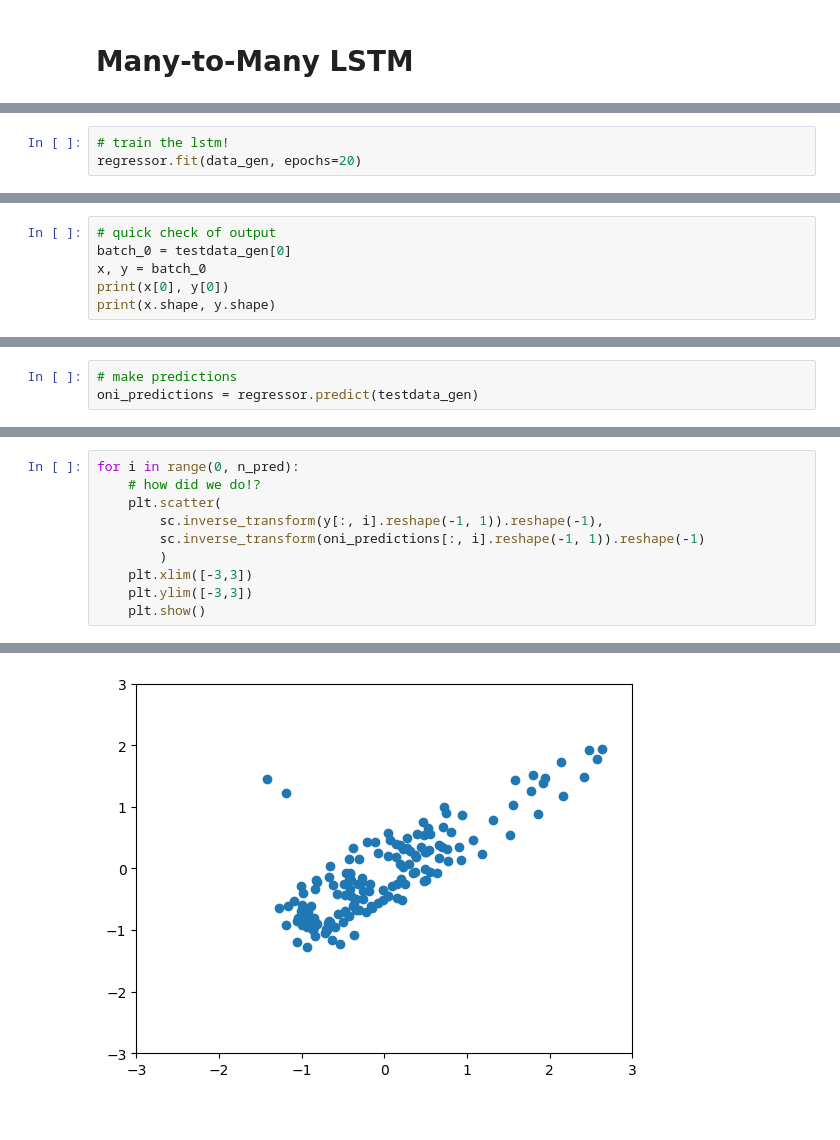
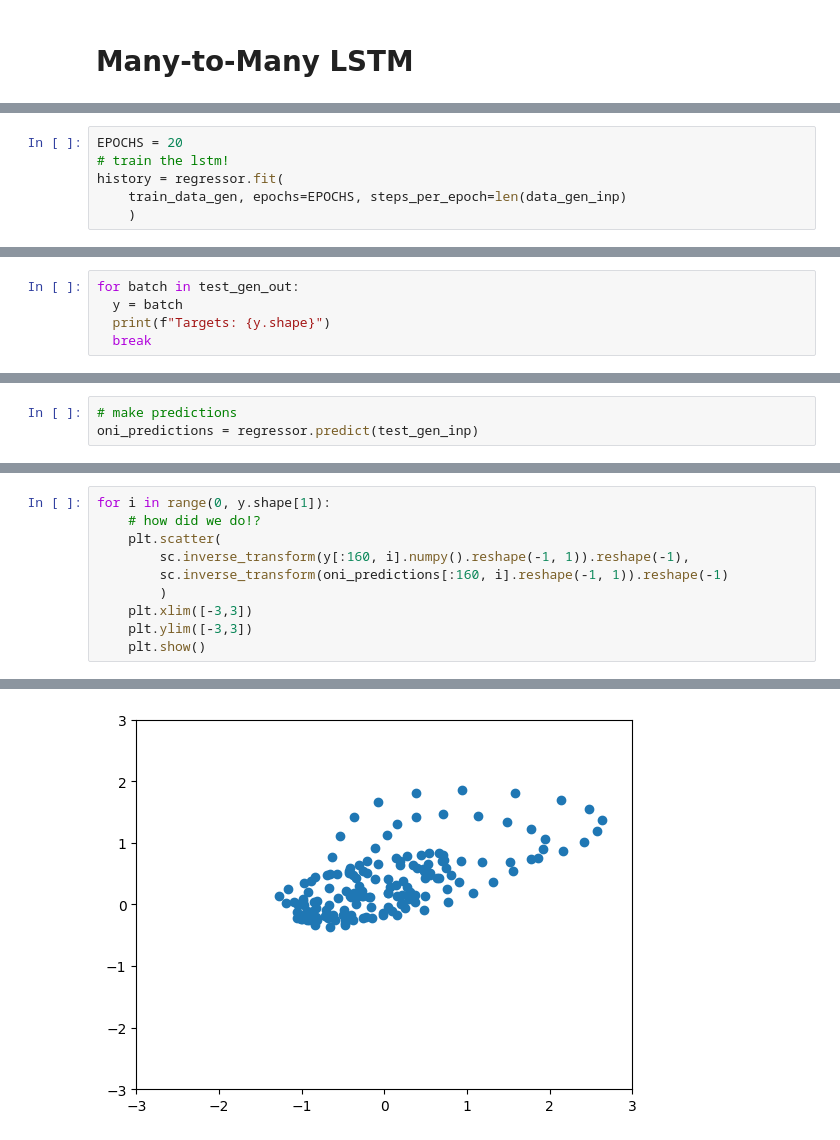
Before and after one commit to mariajmolina/UMDAOSC650, a Jupyter notebook: firstrnn.ipynb, the cells around one changed output, grey strips where cells are left out. Cells and saved outputs as stored; diff of their text form.

```diff
--- a/firstrnn.ipynb
+++ b/firstrnn.ipynb
@@ -521,5 +589,8 @@ _________________________________________________________________
 # %%
+EPOCHS = 20
 # train the lstm!
-regressor.fit(data_gen, epochs=20)
+history = regressor.fit(
+    train_data_gen, epochs=EPOCHS, steps_per_epoch=len(data_gen_inp)
+    )
 # %% [output]
 Epoch 1/20
@@ -562,6 +621,0 @@ testdata_gen = TimeseriesGenerator(
-# %%
-# quick check of output
-batch_0 = testdata_gen[0]
-x, y = batch_0
-print(x[0], y[0])
-print(x.shape, y.shape)
@@ -573,0 +708,5 @@ print(x.shape, y.shape)
+# %%
+for batch in test_gen_out:
+  y = batch
+  print(f"Targets: {y.shape}")
+  break
@@ -574,4 +715,4 @@ print(x.shape, y.shape)
 # %%
 # make predictions
-oni_predictions = regressor.predict(testdata_gen)
+oni_predictions = regressor.predict(test_gen_inp)
 # %% [output]
@@ -584,9 +725,9 @@ print(oni_predictions.shape, y.shape)
 # %%
-for i in range(0, n_pred):
+for i in range(0, y.shape[1]):
     # how did we do!?
     plt.scatter(
-        sc.inverse_transform(y[:, i].reshape(-1, 1)).reshape(-1),
-        sc.inverse_transform(oni_predictions[:, i].reshape(-1, 1)).reshape(-1)
+        sc.inverse_transform(y[:160, i].numpy().reshape(-1, 1)).reshape(-1),
+        sc.inverse_transform(oni_predictions[:160, i].reshape(-1, 1)).reshape(-1)
         )
     plt.xlim([-3,3])
     plt.ylim([-3,3])
@@ -597 +738 @@ for i in range(0, n_pred):
-[figure, old version]
+[figure, new version]
```
Also changed, not shown: parts of 25 cells of this notebook.
